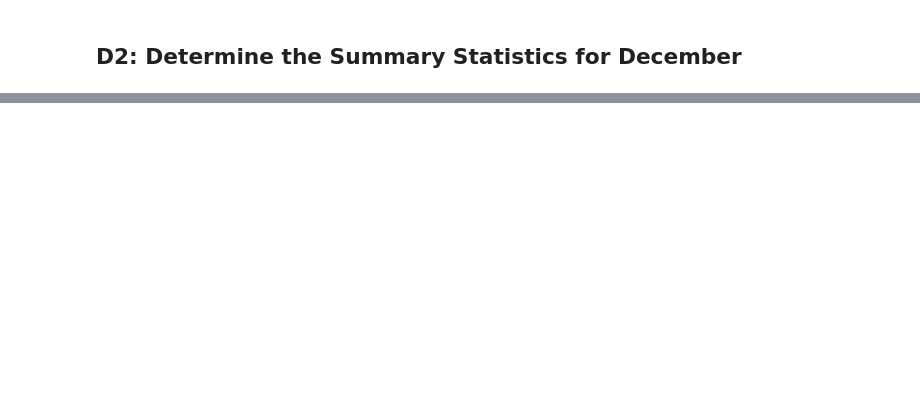
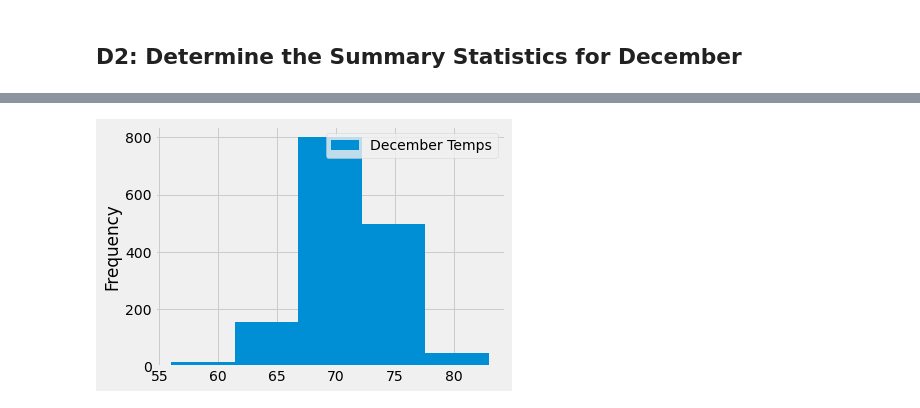
Before and after one commit to Cthompsonlbi/Surfs-Up, a Jupyter notebook: SurfsUp_Challenge.ipynb, the cells around one changed output, grey strips where cells are left out. Cells and saved outputs as stored; diff of their text form; code cells hidden in the pictures; blank space fills up the shorter version.

```diff
--- a/SurfsUp_Challenge.ipynb
+++ b/SurfsUp_Challenge.ipynb
@@ -68,0 +98,6 @@ df.describe()
+# %%
+dec_temps_df = pd.DataFrame(dec_results, columns=['date','December Temps'])
+dec_temps_df.plot.hist(bins =5)
+plt.tight_layout()
+# %% [output]
+[figure, added]
```
Also changed, not shown: parts of 10 cells of this notebook, 1 other file.
